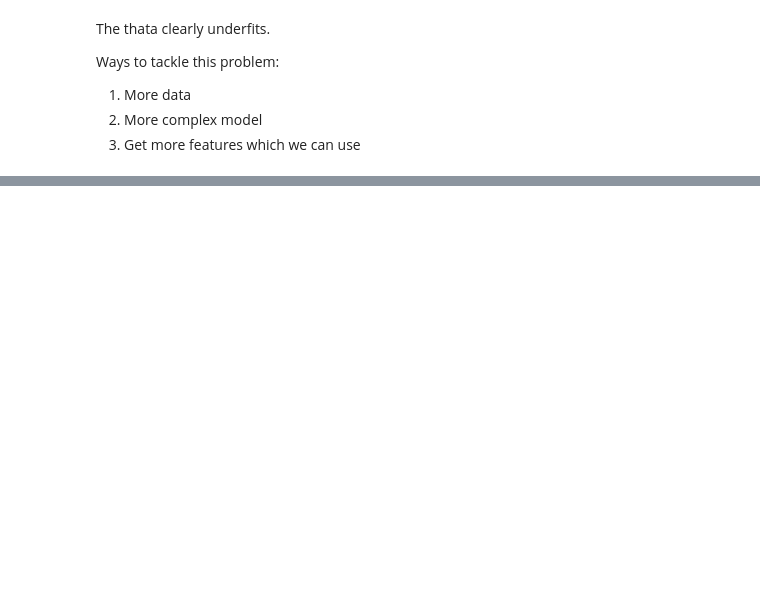
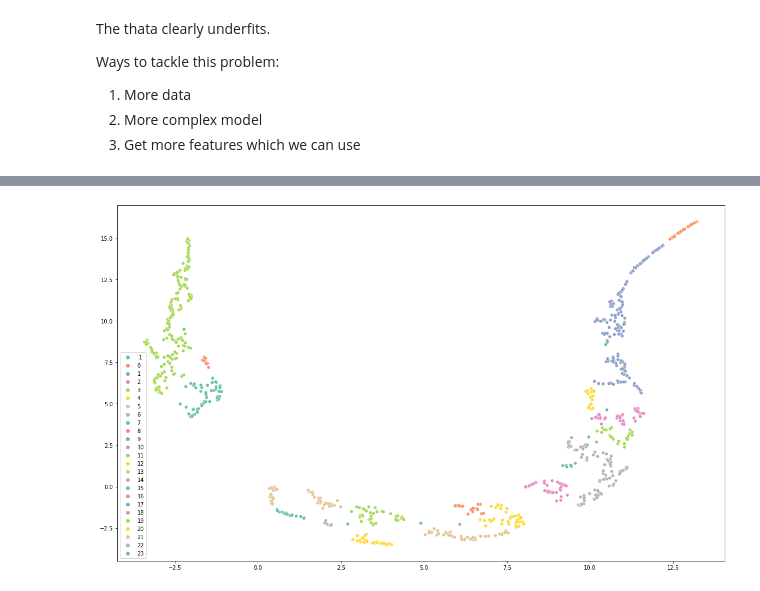
Before and after one commit to pythonTedo/Jo-CustemerCard, a Jupyter notebook: datainspect.ipynb, the cells around one changed output, grey strips where cells are left out. Drawn from its saved outputs; the diff is of its cells as text; code cells hidden in the pictures; blank space fills up the shorter version.

```diff
--- a/datainspect.ipynb
+++ b/datainspect.ipynb
@@ -386,0 +378,10 @@ df
+# %%
+from sklearn.cluster import DBSCAN
+dbscan = DBSCAN(eps=0.35, min_samples=5)
+dbscan.fit(umap_data)
+DBSCAN(eps=0.32)
+plt.figure(figsize=(20,12))
+sns.scatterplot(x=umap_data[:,0], y=umap_data[:,1], hue=dbscan.labels_, palette='Set2')
+plt.show()
+# %% [output]
+[figure, added]
```
Also changed, not shown: parts of 14 cells of this notebook, 3 other files.
